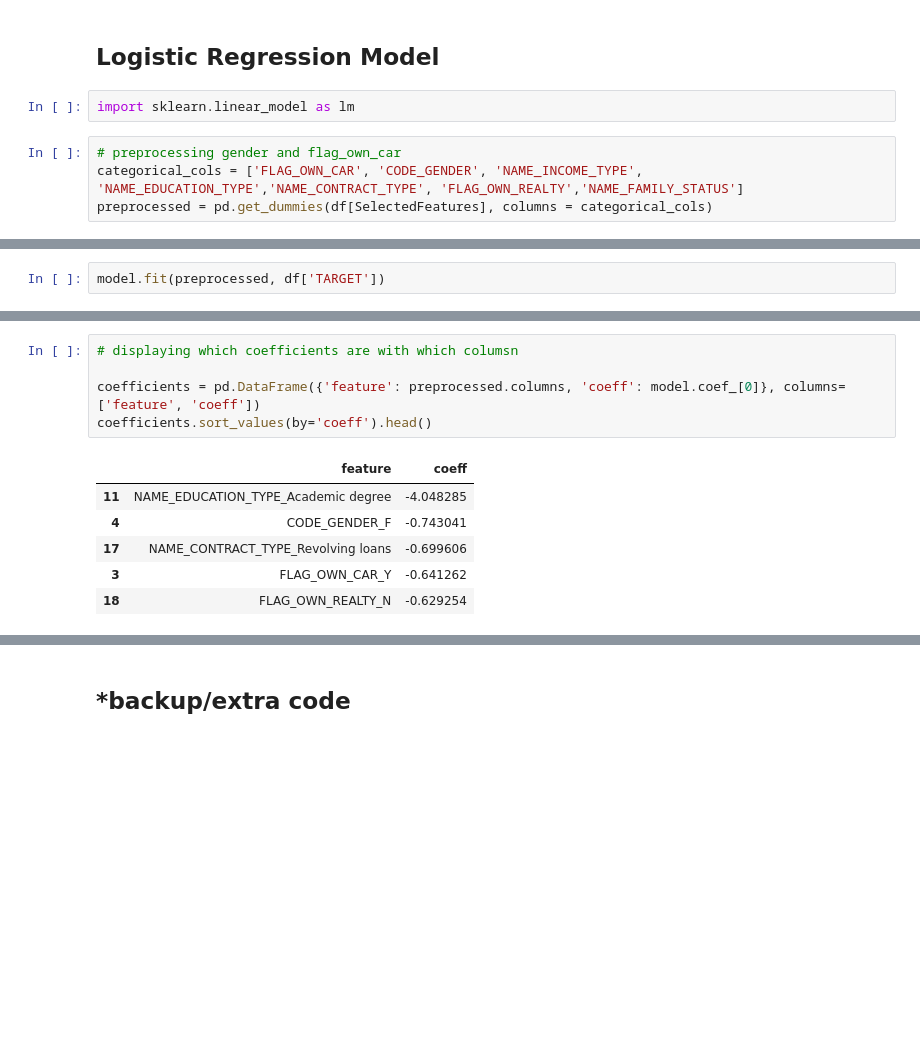
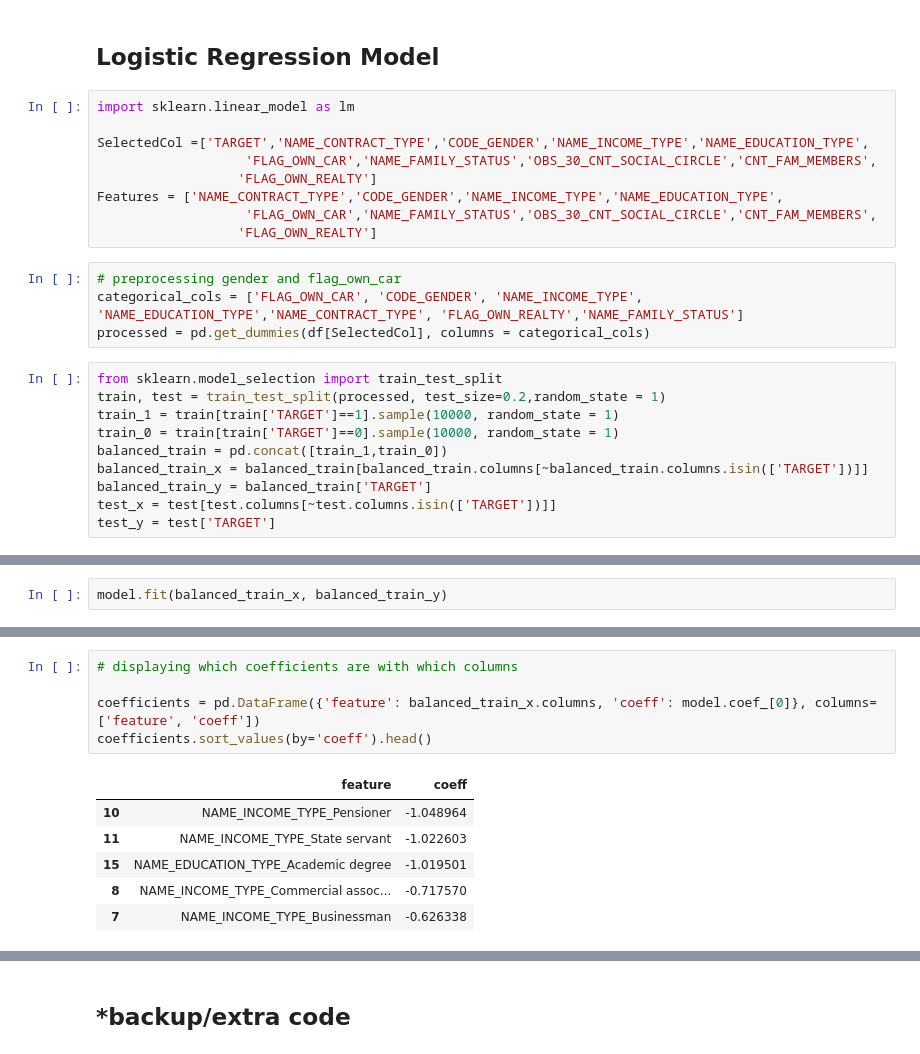
Before and after one commit to UCB-stat-159-s22/hw07-Group11, a Jupyter notebook: main.ipynb, the cells around one changed output, grey strips where cells are left out. Drawn from its saved outputs; the diff is of its cells as text; blank space fills up the shorter version.

```diff
--- a/main.ipynb
+++ b/main.ipynb
@@ -212,8 +209,25 @@ SelectedFeatures =['NAME_CONTRACT_TYPE','CODE_GENDER','NAME_INCOME_TYPE','NAME_E
 ## Logistic Regression Model
 # %%
 import sklearn.linear_model as lm
+
+SelectedCol =['TARGET','NAME_CONTRACT_TYPE','CODE_GENDER','NAME_INCOME_TYPE','NAME_EDUCATION_TYPE',
+                   'FLAG_OWN_CAR','NAME_FAMILY_STATUS','OBS_30_CNT_SOCIAL_CIRCLE','CNT_FAM_MEMBERS',
+                  'FLAG_OWN_REALTY']
+Features = ['NAME_CONTRACT_TYPE','CODE_GENDER','NAME_INCOME_TYPE','NAME_EDUCATION_TYPE',
+                   'FLAG_OWN_CAR','NAME_FAMILY_STATUS','OBS_30_CNT_SOCIAL_CIRCLE','CNT_FAM_MEMBERS',
+                  'FLAG_OWN_REALTY']
 # %%
 # preprocessing gender and flag_own_car
 categorical_cols = ['FLAG_OWN_CAR', 'CODE_GENDER', 'NAME_INCOME_TYPE', 'NAME_EDUCATION_TYPE','NAME_CONTRACT_TYPE', 'FLAG_OWN_REALTY','NAME_FAMILY_STATUS']
-preprocessed = pd.get_dummies(df[SelectedFeatures], columns = categorical_cols)
+processed = pd.get_dummies(df[SelectedCol], columns = categorical_cols)
+# %%
+from sklearn.model_selection import train_test_split
+train, test = train_test_split(processed, test_size=0.2,random_state = 1)
+train_1 = train[train['TARGET']==1].sample(10000, random_state = 1)
+train_0 = train[train['TARGET']==0].sample(10000, random_state = 1)
+balanced_train = pd.concat([train_1,train_0])
+balanced_train_x = balanced_train[balanced_train.columns[~balanced_train.columns.isin(['TARGET'])]]
+balanced_train_y = balanced_train['TARGET']
+test_x = test[test.columns[~test.columns.isin(['TARGET'])]]
+test_y = test['TARGET']
 # %%
@@ -221,3 +235,3 @@ model = lm.LogisticRegression(penalty = 'none', fit_intercept = True, solver = '
 # %%
-model.fit(preprocessed, df['TARGET'])
+model.fit(balanced_train_x, balanced_train_y)
 # %% [output]
@@ -225,15 +250,15 @@ LogisticRegression(penalty='none')
 # %%
-# displaying which coefficients are with which columsn
+# displaying which coefficients are with which columns
 
-coefficients = pd.DataFrame({'feature': preprocessed.columns, 'coeff': model.coef_[0]}, columns=['feature', 'coeff'])
+coefficients = pd.DataFrame({'feature': balanced_train_x.columns, 'coeff': model.coef_[0]}, columns=['feature', 'coeff'])
 coefficients.sort_values(by='coeff').head()
 # %% [output]
 |  | feature | coeff |
-| 11 | NAME_EDUCATION_TYPE_Academic degree | -4.048285 |
-| 4 | CODE_GENDER_F | -0.743041 |
-| 17 | NAME_CONTRACT_TYPE_Revolving loans | -0.699606 |
-| 3 | FLAG_OWN_CAR_Y | -0.641262 |
-| 18 | FLAG_OWN_REALTY_N | -0.629254 |
+| 10 | NAME_INCOME_TYPE_Pensioner | -1.048964 |
+| 11 | NAME_INCOME_TYPE_State servant | -1.022603 |
+| 15 | NAME_EDUCATION_TYPE_Academic degree | -1.019501 |
+| 8 | NAME_INCOME_TYPE_Commercial assoc... | -0.717570 |
+| 7 | NAME_INCOME_TYPE_Businessman | -0.626338 |
 # %%
 # accuracy
 
```
Also changed, not shown: parts of 24 cells of this notebook.
